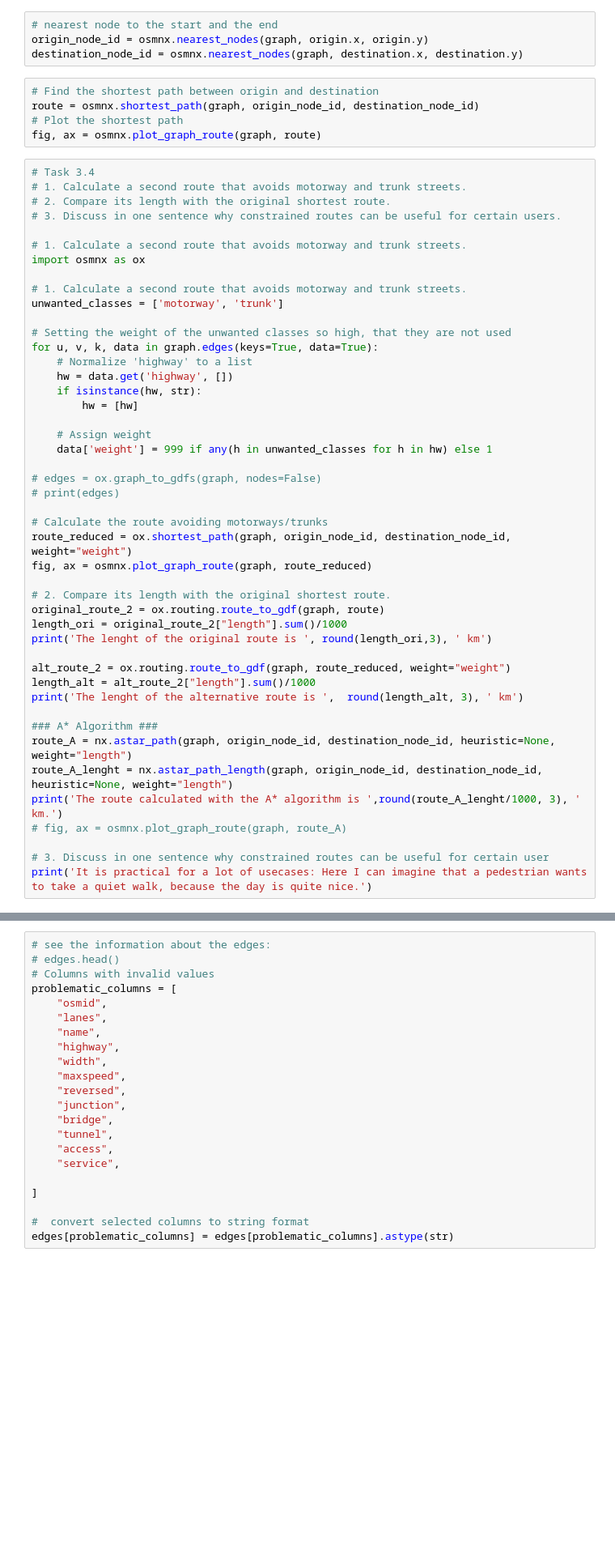
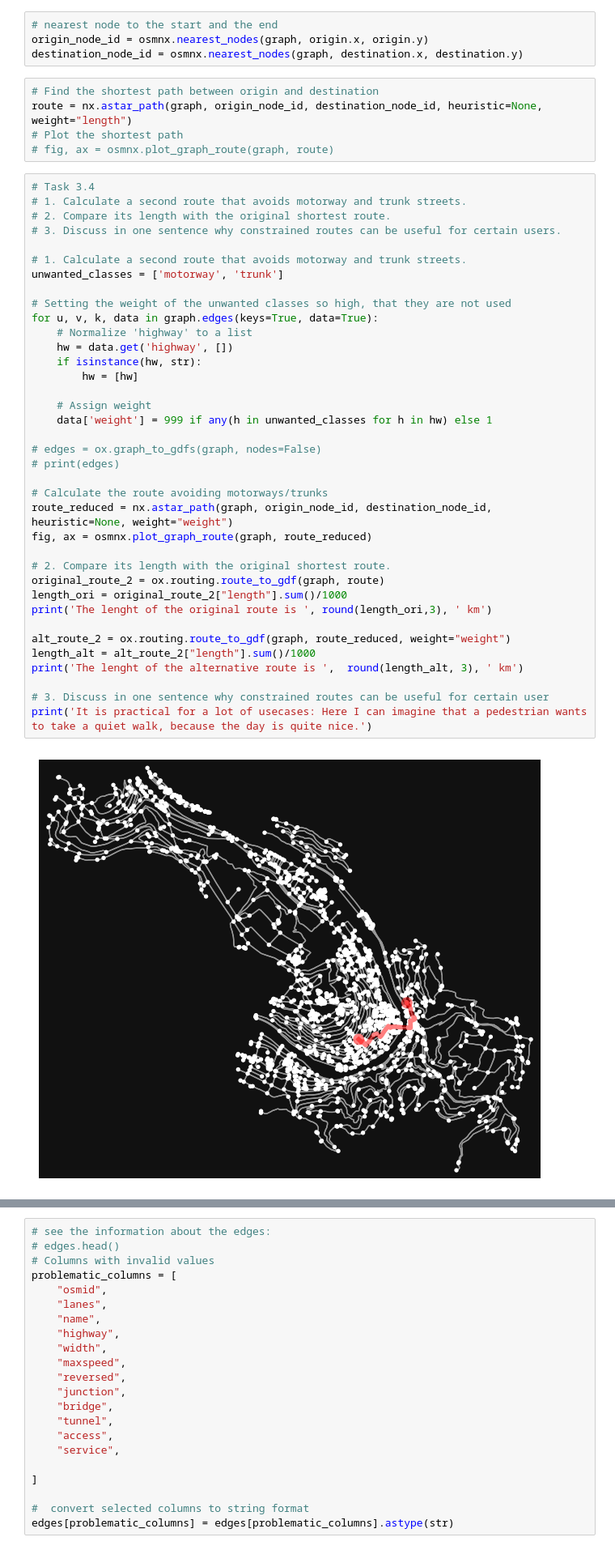
Before and after one commit to awettig/Workshop_4, a Jupyter notebook: network-analysis.ipynb, the cells around one changed output, grey strips where cells are left out. Shown at 81% size. Cells and saved outputs as stored; diff of their text form; blank space fills up the shorter version.

Commit message:
commented out unnessesary plots and displayed information

```diff
--- a/network-analysis.ipynb
+++ b/network-analysis.ipynb
@@ -148,52 +206,45 @@ origin_node_id = osmnx.nearest_nodes(graph, origin.x, origin.y)
 destination_node_id = osmnx.nearest_nodes(graph, destination.x, destination.y)
 # %%
 # Find the shortest path between origin and destination
-route = osmnx.shortest_path(graph, origin_node_id, destination_node_id)
+route = nx.astar_path(graph, origin_node_id, destination_node_id, heuristic=None, weight="length")
 # Plot the shortest path
-fig, ax = osmnx.plot_graph_route(graph, route)
+# fig, ax = osmnx.plot_graph_route(graph, route)
 # %%
 # Task 3.4
 # 1. Calculate a second route that avoids motorway and trunk streets.
 # 2. Compare its length with the original shortest route.
 # 3. Discuss in one sentence why constrained routes can be useful for certain users.
-
-# 1. Calculate a second route that avoids motorway and trunk streets.
-import osmnx as ox
 
 # 1. Calculate a second route that avoids motorway and trunk streets.
 unwanted_classes = ['motorway', 'trunk']
 
 # Setting the weight of the unwanted classes so high, that they are not used
 for u, v, k, data in graph.edges(keys=True, data=True):
     # Normalize 'highway' to a list
     hw = data.get('highway', [])
     if isinstance(hw, str):
         hw = [hw]
 
     # Assign weight
     data['weight'] = 999 if any(h in unwanted_classes for h in hw) else 1
 
 # edges = ox.graph_to_gdfs(graph, nodes=False)
 # print(edges)
 
 # Calculate the route avoiding motorways/trunks
-route_reduced = ox.shortest_path(graph, origin_node_id, destination_node_id, weight="weight")
+route_reduced = nx.astar_path(graph, origin_node_id, destination_node_id, heuristic=None, weight="weight")
 fig, ax = osmnx.plot_graph_route(graph, route_reduced)
 
 # 2. Compare its length with the original shortest route.
 original_route_2 = ox.routing.route_to_gdf(graph, route)
 length_ori = original_route_2["length"].sum()/1000
 print('The lenght of the original route is ', round(length_ori,3), ' km')
 
 alt_route_2 = ox.routing.route_to_gdf(graph, route_reduced, weight="weight")
 length_alt = alt_route_2["length"].sum()/1000
 print('The lenght of the alternative route is ',  round(length_alt, 3), ' km')
 
-### A* Algorithm ###
-route_A = nx.astar_path(graph, origin_node_id, destination_node_id, heuristic=None, weight="length")
-route_A_lenght = nx.astar_path_length(graph, origin_node_id, destination_node_id, heuristic=None, weight="length")
-print('The route calculated with the A* algorithm is ',round(route_A_lenght/1000, 3), ' km.')
-# fig, ax = osmnx.plot_graph_route(graph, route_A)
-
 # 3. Discuss in one sentence why constrained routes can be useful for certain user
 print('It is practical for a lot of usecases: Here I can imagine that a pedestrian wants to take a quiet walk, because the day is quite nice.')
+# %% [output]
+[figure, added]
```
Also changed, not shown: parts of 17 cells of this notebook.
